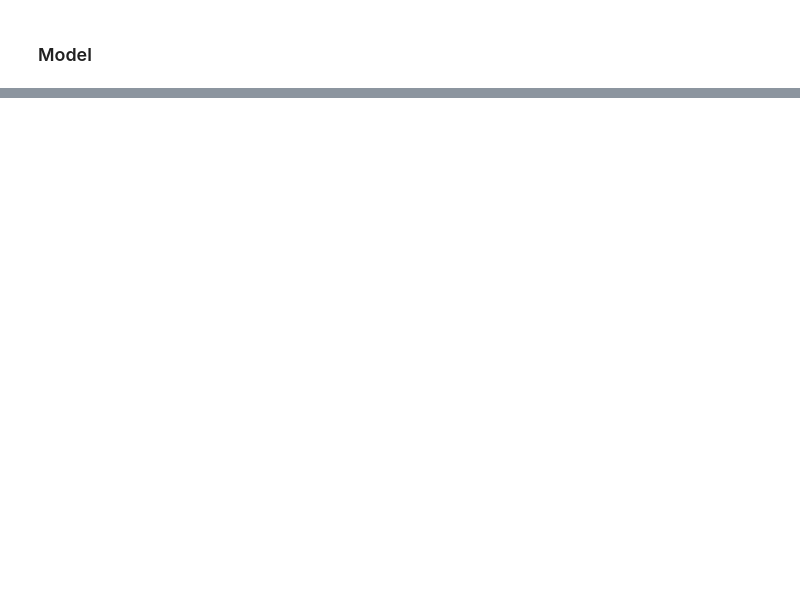
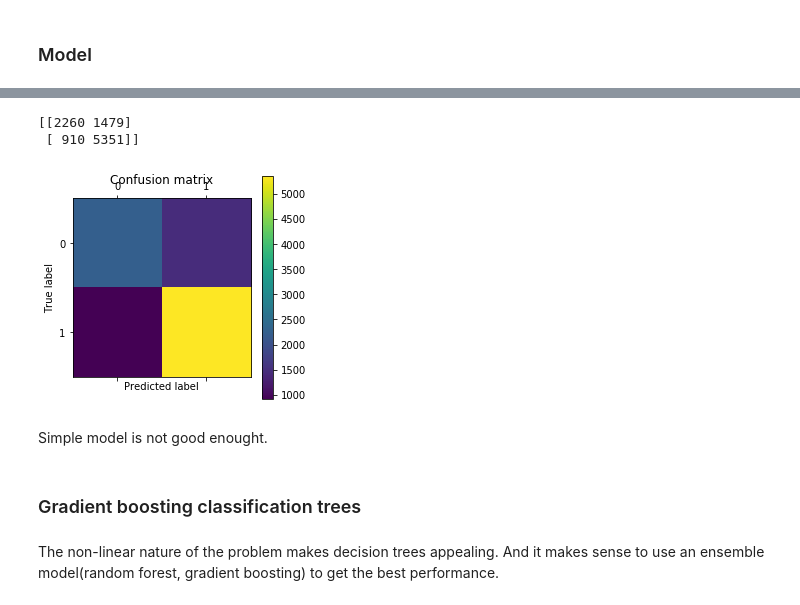
Before and after one commit to gogowenzhang/ride-sharing-churn-prediction, a Jupyter notebook: churn_prediction.ipynb, the cells around one changed output, grey strips where cells are left out. Drawn from its saved outputs; the diff is of its cells as text; code cells hidden in the pictures; blank space fills up the shorter version.

```diff
--- a/churn_prediction.ipynb
+++ b/churn_prediction.ipynb
@@ -383,0 +478,12 @@ See the caveats in the documentation: http://pandas.pydata.org/pandas-docs/stabl
+# %%
+plot_confusion_matrix(lr, X_test, y_test)
+# %% [output]
+[[2260 1479]
+ [ 910 5351]]
+[figure, added]
+# %% [markdown]
+Simple model is not good enought.
+# %% [markdown]
+### Gradient boosting classification trees
+# %% [markdown]
+The non-linear nature of the problem makes decision trees appealing. And it makes sense to use an ensemble model(random forest, gradient boosting) to get the best performance.
```
Also changed, not shown: parts of 41 cells of this notebook.
